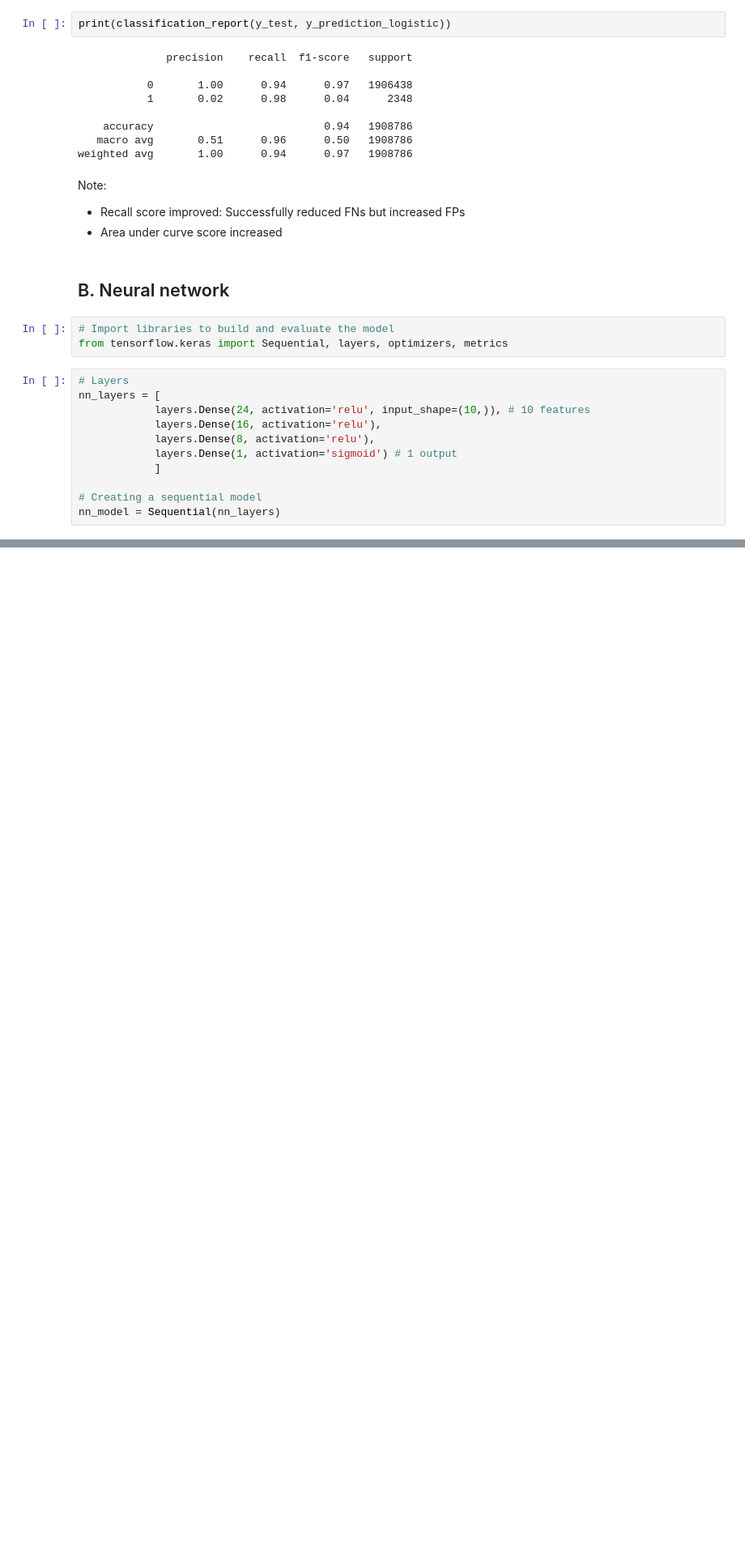
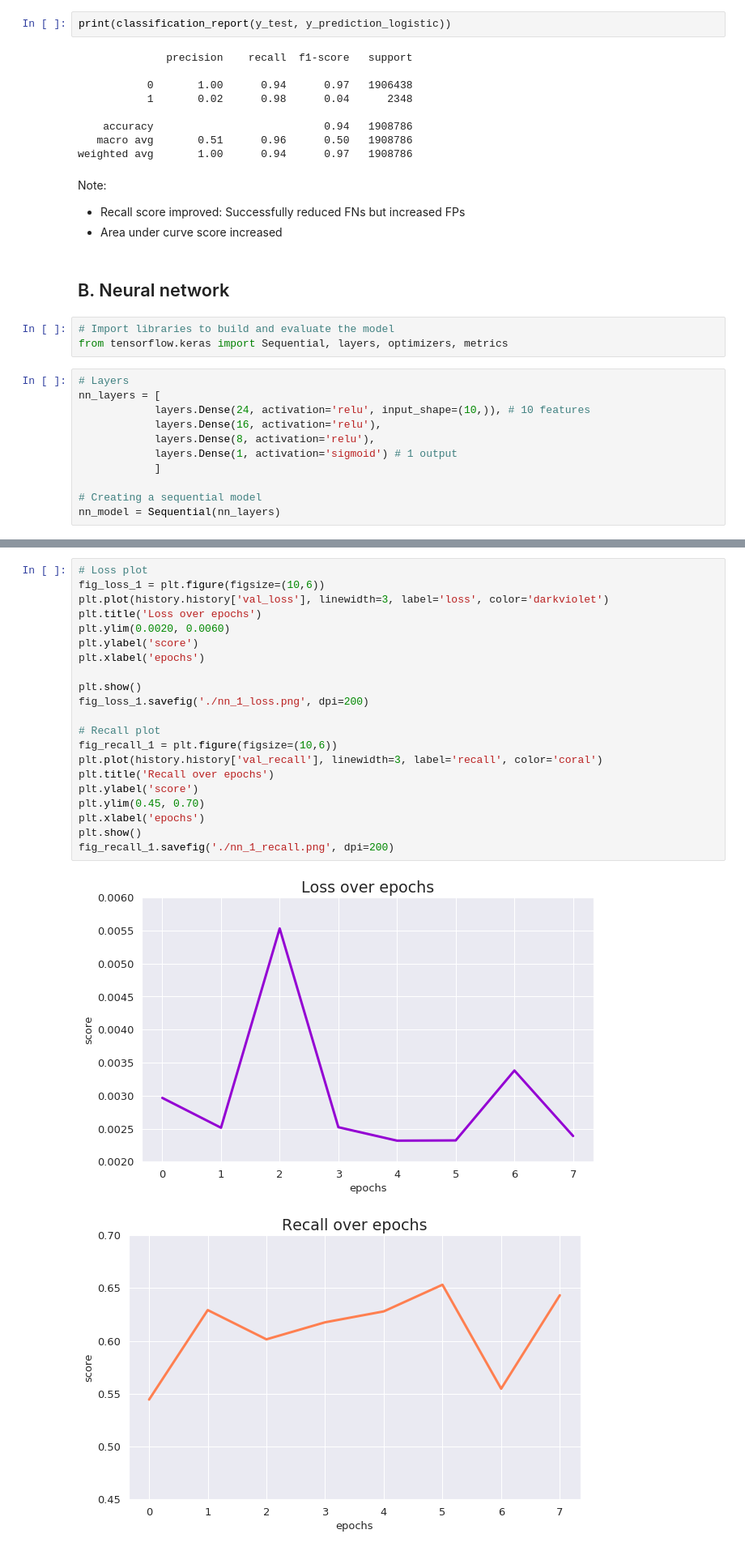
Before and after one commit to soyhyoj/CodeOp1-DA1-FraudDetectionPaysim, a Jupyter notebook: notebooks/prediction-HJ.ipynb, the cells around one changed output, grey strips where cells are left out. Shown at 81% size. Cells and saved outputs as stored; diff of their text form; blank space fills up the shorter version.

```diff
--- a/notebooks/prediction-HJ.ipynb
+++ b/notebooks/prediction-HJ.ipynb
@@ -358,2 +363,26 @@ print(f'Recall: {recall}')
+# %%
+# Loss plot
+fig_loss_1 = plt.figure(figsize=(10,6))
+plt.plot(history.history['val_loss'], linewidth=3, label='loss', color='darkviolet')
+plt.title('Loss over epochs')
+plt.ylim(0.0020, 0.0060)
+plt.ylabel('score')
+plt.xlabel('epochs')
+
+plt.show()
+fig_loss_1.savefig('./nn_1_loss.png', dpi=200)
+
+# Recall plot
+fig_recall_1 = plt.figure(figsize=(10,6))
+plt.plot(history.history['val_recall'], linewidth=3, label='recall', color='coral')
+plt.title('Recall over epochs')
+plt.ylabel('score')
+plt.ylim(0.45, 0.70)
+plt.xlabel('epochs')
+plt.show()
+fig_recall_1.savefig('./nn_1_recall.png', dpi=200)
+# %% [output]
+[figure, added]
+[figure, added]
 # %%
 # Generate predicted y values
```
Also changed, not shown: parts of 16 cells of this notebook.
